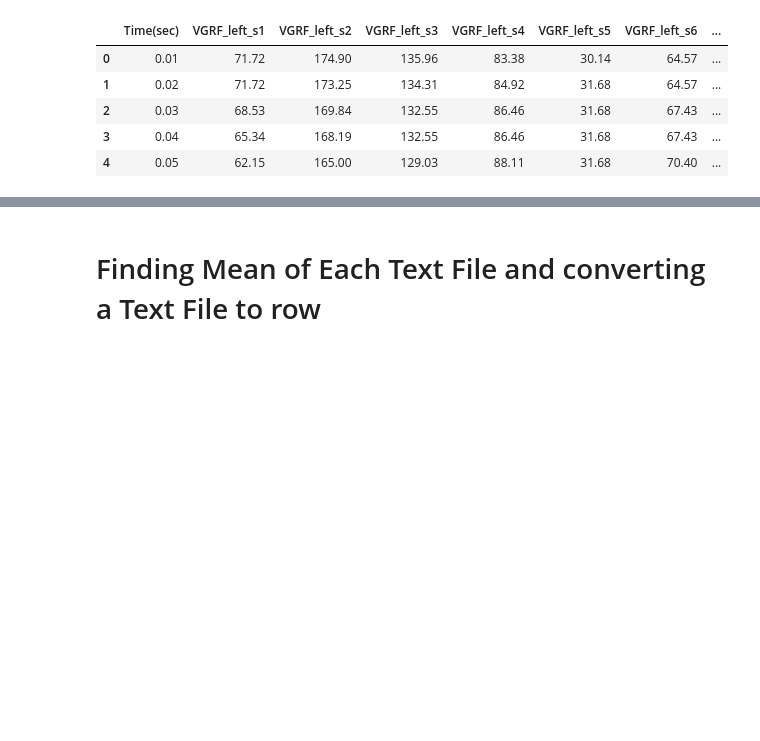
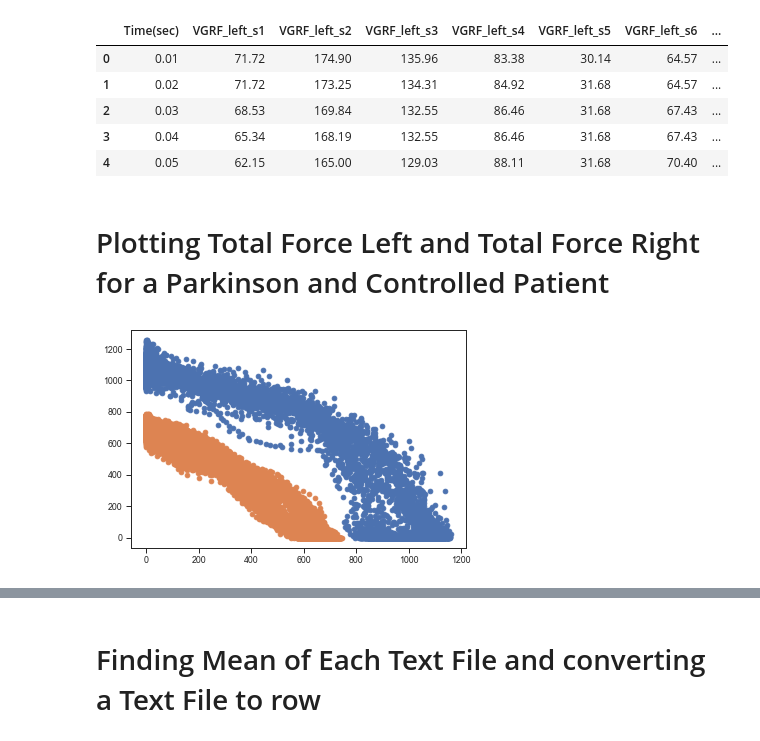
Before and after one commit to akd0510/Parkinson-Disease-Prediction-, a Jupyter notebook: Parkinson Disease Prediction using Gabor Filters.ipynb, the cells around one changed output, grey strips where cells are left out. Cells and saved outputs as stored; diff of their text form; code cells hidden in the pictures; blank space fills up the shorter version.

```diff
--- a/Parkinson Disease Prediction using Gabor Filters.ipynb
+++ b/Parkinson Disease Prediction using Gabor Filters.ipynb
@@ -63,3 +62,15 @@ dfPt.head()
 | 2 | 0.03 | 68.53 | 169.84 | 132.55 | 86.46 | 31.68 | 67.43 | ... |
 | 3 | 0.04 | 65.34 | 168.19 | 132.55 | 86.46 | 31.68 | 67.43 | ... |
 | 4 | 0.05 | 62.15 | 165.00 | 129.03 | 88.11 | 31.68 | 70.40 | ... |
+# %% [markdown]
+# Plotting Total Force Left and Total Force Right for a Parkinson and Controlled Patient
+# %%
+x = np.array([dfCo['Total_force_left']])
+y = np.array(dfCo['Total_force_right'])
+plt.scatter(x, y)
+x = np.array(dfPt['Total_force_left'])
+y = np.array(dfPt['Total_force_right'])
+plt.scatter(x, y)
+plt.show()
+# %% [output]
+[figure, added]
```
Also changed, not shown: parts of 57 cells of this notebook.
